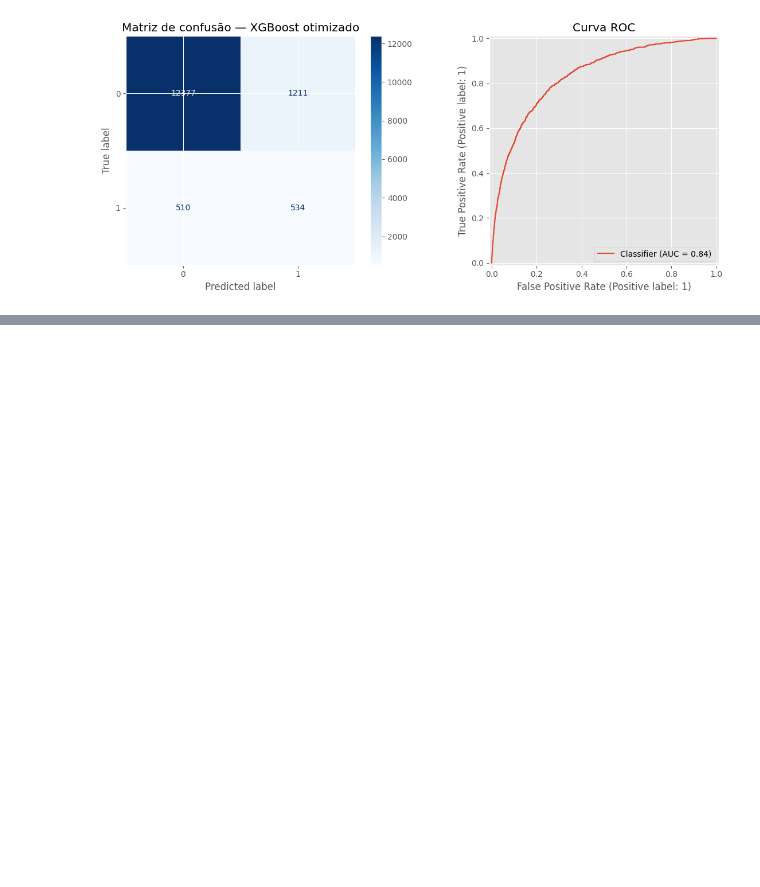
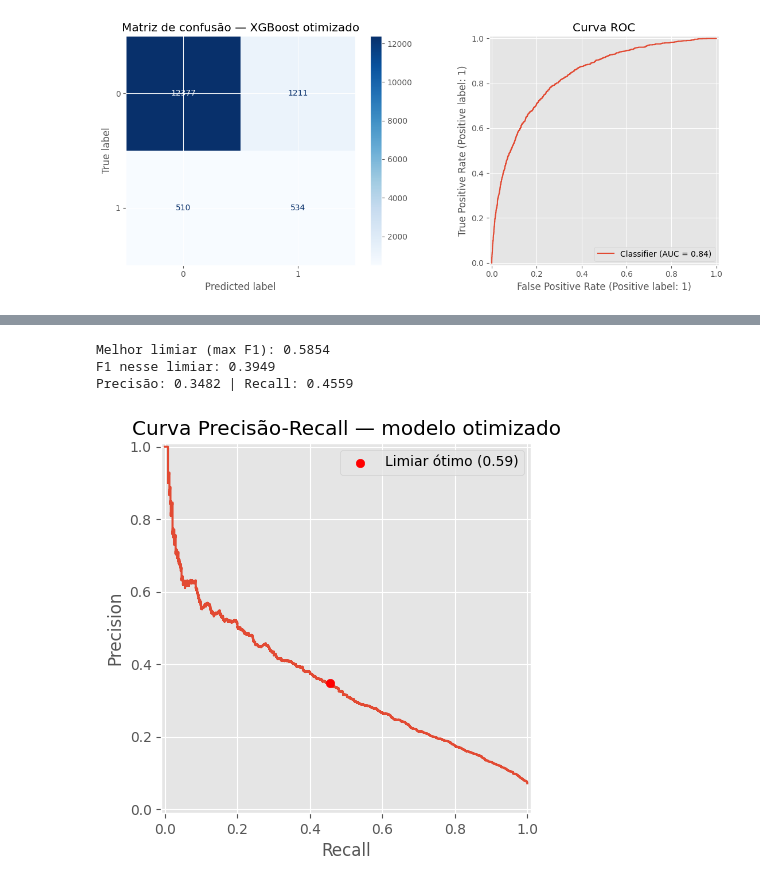
Before and after one commit to ejunior029/fatal-accident-prediction-br, a Jupyter notebook: notebooks/04_Otimizacao_Optuna.ipynb, the cells around one changed output, grey strips where cells are left out. Cells and saved outputs as stored; diff of their text form; code cells hidden in the pictures; blank space fills up the shorter version.

```diff
--- a/notebooks/04_Otimizacao_Optuna.ipynb
+++ b/notebooks/04_Otimizacao_Optuna.ipynb
@@ -125,0 +131,25 @@ plt.show()
+# %%
+from sklearn.metrics import PrecisionRecallDisplay, f1_score, precision_recall_curve
+
+precisions, recalls, limiares = precision_recall_curve(y_test, proba)
+f1s = 2 * precisions * recalls / (precisions + recalls + 1e-12)
+
+melhor_indice = f1s[:-1].argmax()
+melhor_limiar = limiares[melhor_indice]
+
+print('Melhor limiar (max F1):', round(melhor_limiar, 4))
+print('F1 nesse limiar:', round(f1s[melhor_indice], 4))
+print('Precisão:', round(precisions[melhor_indice], 4), '| Recall:', round(recalls[melhor_indice], 4))
+
+disp = PrecisionRecallDisplay(precision=precisions, recall=recalls)
+disp.plot()
+plt.scatter(recalls[melhor_indice], precisions[melhor_indice], color='red', zorder=5, label=f'Limiar ótimo ({melhor_limiar:.2f})')
+plt.title('Curva Precisão-Recall — modelo otimizado')
+plt.legend()
+plt.savefig('../reports/curva_precisao_recall.png', dpi=150, bbox_inches='tight')
+plt.show()
+# %% [output]
+Melhor limiar (max F1): 0.5854
+F1 nesse limiar: 0.3949
+Precisão: 0.3482 | Recall: 0.4559
+[figure, added]
```
Also changed, not shown: parts of 8 cells of this notebook, 6 other files.
